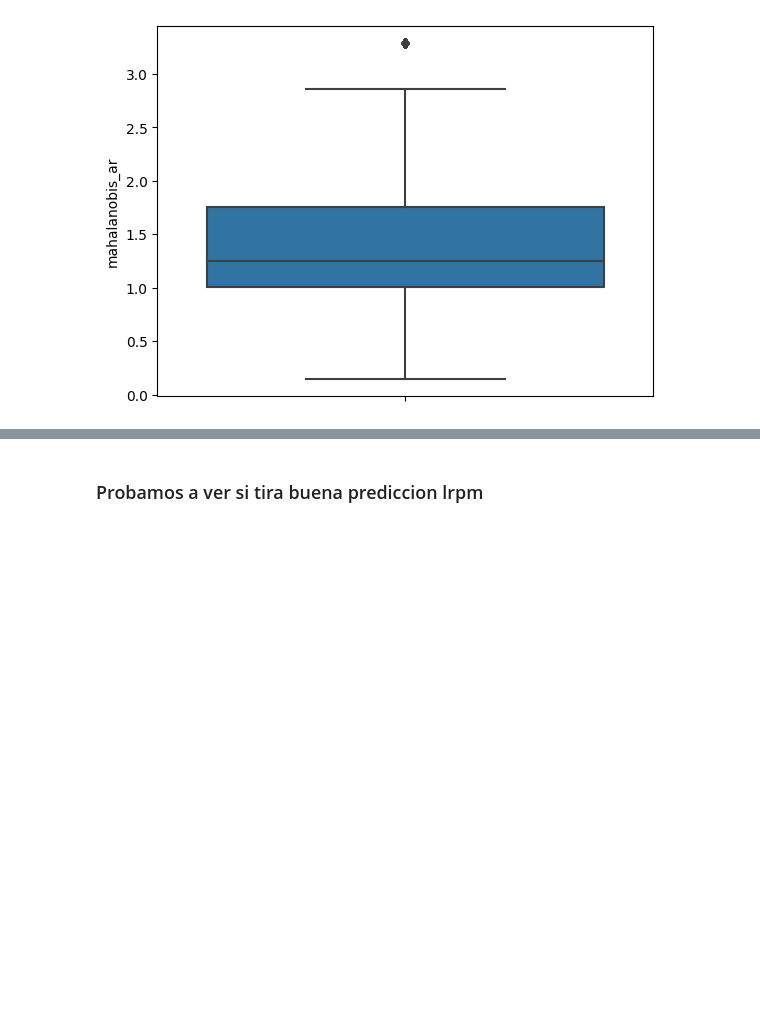
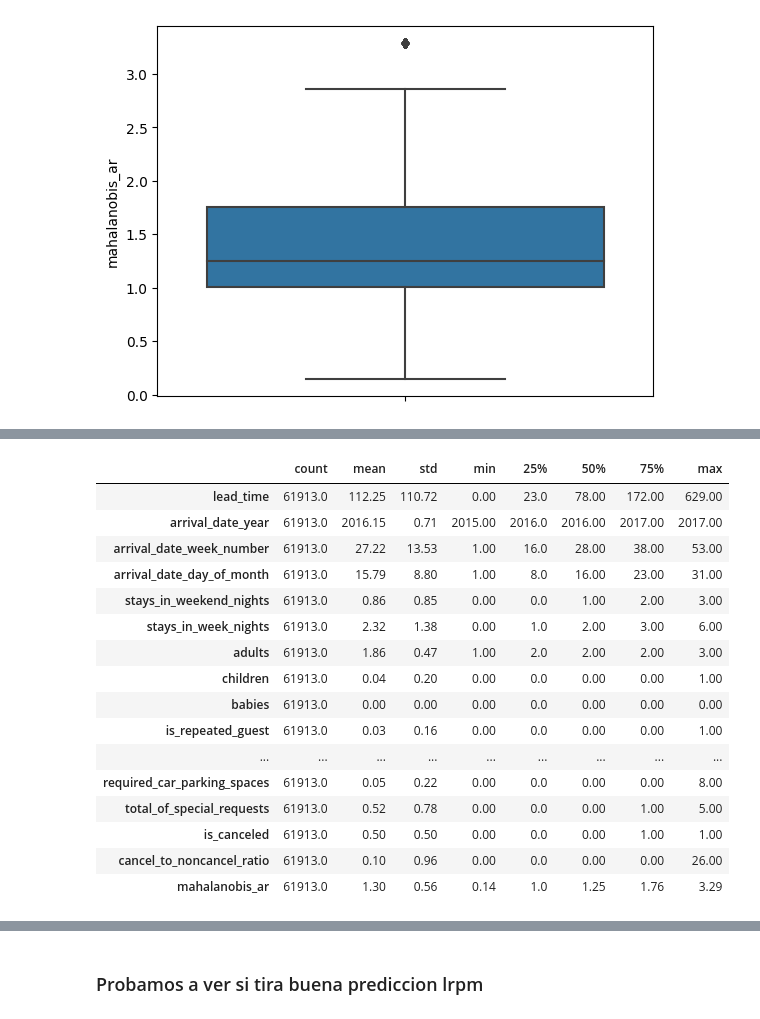
Before and after one commit to lautitorraca/7506R-2C2023-GRUPO24, a Jupyter notebook: TP1/limpieza_de_datos.ipynb, the cells around one changed output, grey strips where cells are left out. Cells and saved outputs as stored; diff of their text form; code cells hidden in the pictures; blank space fills up the shorter version.

```diff
--- a/TP1/limpieza_de_datos.ipynb
+++ b/TP1/limpieza_de_datos.ipynb
@@ -547,0 +606,20 @@ df_test['stays_in_weekend_nights'] = df_test['stays_in_weekend_nights'].round().
+# %%
+round(df_train.describe(), 2).transpose()
+# %% [output]
+|  | count | mean | std | min | 25% | 50% | 75% | max |
+| lead_time | 61913.0 | 112.25 | 110.72 | 0.00 | 23.0 | 78.00 | 172.00 | 629.00 |
+| arrival_date_year | 61913.0 | 2016.15 | 0.71 | 2015.00 | 2016.0 | 2016.00 | 2017.00 | 2017.00 |
+| arrival_date_week_number | 61913.0 | 27.22 | 13.53 | 1.00 | 16.0 | 28.00 | 38.00 | 53.00 |
+| arrival_date_day_of_month | 61913.0 | 15.79 | 8.80 | 1.00 | 8.0 | 16.00 | 23.00 | 31.00 |
+| stays_in_weekend_nights | 61913.0 | 0.86 | 0.85 | 0.00 | 0.0 | 1.00 | 2.00 | 3.00 |
+| stays_in_week_nights | 61913.0 | 2.32 | 1.38 | 0.00 | 1.0 | 2.00 | 3.00 | 6.00 |
+| adults | 61913.0 | 1.86 | 0.47 | 1.00 | 2.0 | 2.00 | 2.00 | 3.00 |
+| children | 61913.0 | 0.04 | 0.20 | 0.00 | 0.0 | 0.00 | 0.00 | 1.00 |
+| babies | 61913.0 | 0.00 | 0.00 | 0.00 | 0.0 | 0.00 | 0.00 | 0.00 |
+| is_repeated_guest | 61913.0 | 0.03 | 0.16 | 0.00 | 0.0 | 0.00 | 0.00 | 1.00 |
+| ... | ... | ... | ... | ... | ... | ... | ... | ... |
+| required_car_parking_spaces | 61913.0 | 0.05 | 0.22 | 0.00 | 0.0 | 0.00 | 0.00 | 8.00 |
+| total_of_special_requests | 61913.0 | 0.52 | 0.78 | 0.00 | 0.0 | 0.00 | 1.00 | 5.00 |
+| is_canceled | 61913.0 | 0.50 | 0.50 | 0.00 | 0.0 | 0.00 | 1.00 | 1.00 |
+| cancel_to_noncancel_ratio | 61913.0 | 0.10 | 0.96 | 0.00 | 0.0 | 0.00 | 0.00 | 26.00 |
+| mahalanobis_ar | 61913.0 | 1.30 | 0.56 | 0.14 | 1.0 | 1.25 | 1.76 | 3.29 |
```
Also changed, not shown: parts of 12 cells of this notebook.
